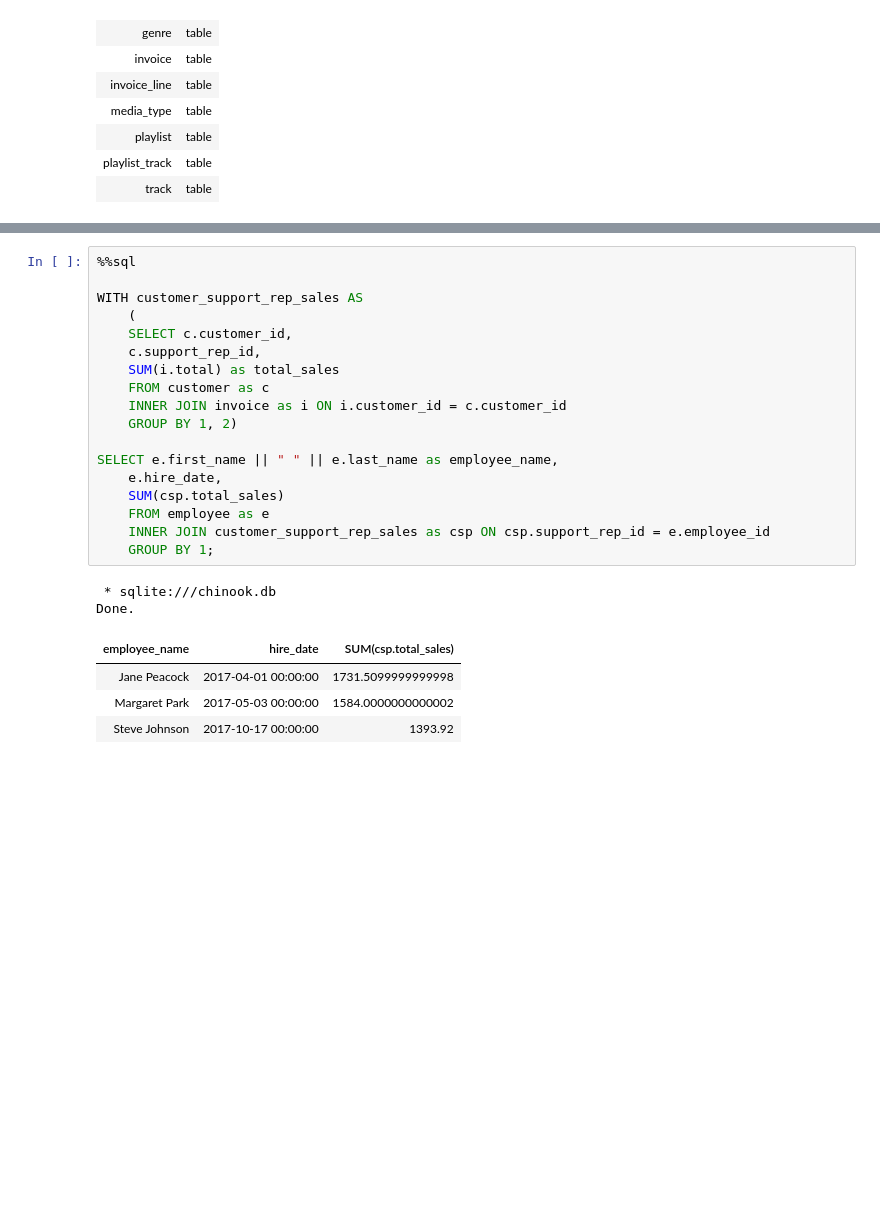
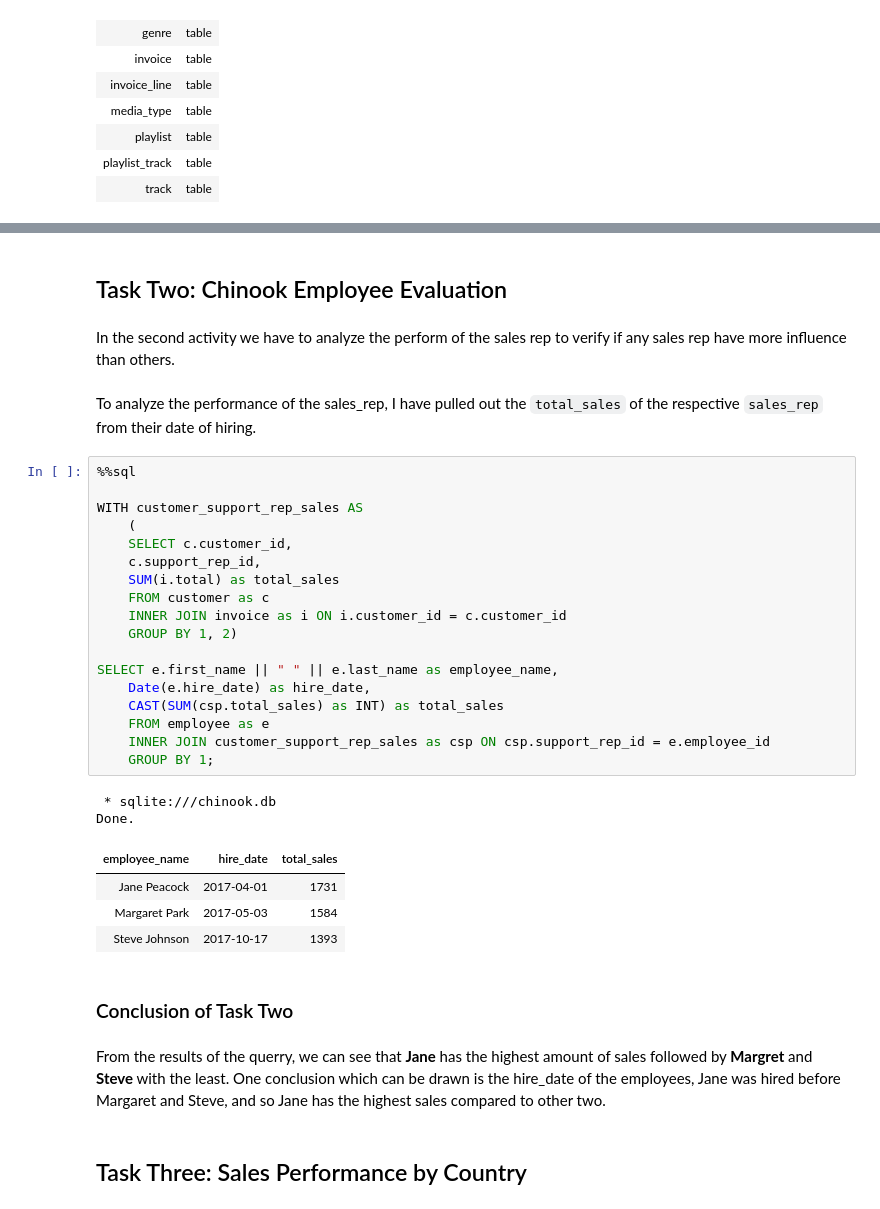
Before and after one commit to Vatsal7750/Data-Analytics-Project, a Jupyter notebook: SQL/Answering Business Questions using SQL - Music Data.ipynb, the cells around one changed output, grey strips where cells are left out. Saved outputs shown, nothing was run; the diff lists cells and outputs as text; blank space fills up the shorter version.

```diff
--- a/SQL/Answering Business Questions using SQL - Music Data.ipynb
+++ b/SQL/Answering Business Questions using SQL - Music Data.ipynb
@@ -55,25 +110,37 @@ Done.
+# %% [markdown]
+## Task Two: Chinook Employee Evaluation
+# %% [markdown]
+In the second activity we have to analyze the perform of the sales rep to verify if any sales rep have more influence than others.
+# %% [markdown]
+To analyze the performance of the sales_rep, I have pulled out the `total_sales` of the respective `sales_rep` from their date of hiring.
 # %%
 %%sql
 
 WITH customer_support_rep_sales AS
     (
     SELECT c.customer_id,
     c.support_rep_id,
     SUM(i.total) as total_sales
     FROM customer as c
     INNER JOIN invoice as i ON i.customer_id = c.customer_id
     GROUP BY 1, 2)
 
 SELECT e.first_name || " " || e.last_name as employee_name,
-    e.hire_date,
-    SUM(csp.total_sales)
+    Date(e.hire_date) as hire_date,
+    CAST(SUM(csp.total_sales) as INT) as total_sales
     FROM employee as e
     INNER JOIN customer_support_rep_sales as csp ON csp.support_rep_id = e.employee_id
     GROUP BY 1;
 # %% [output]
  * sqlite:///chinook.db
 Done.
-| employee_name | hire_date | SUM(csp.total_sales) |
-| Jane Peacock | 2017-04-01 00:00:00 | 1731.5099999999998 |
-| Margaret Park | 2017-05-03 00:00:00 | 1584.0000000000002 |
-| Steve Johnson | 2017-10-17 00:00:00 | 1393.92 |
+| employee_name | hire_date | total_sales |
+| Jane Peacock | 2017-04-01 | 1731 |
+| Margaret Park | 2017-05-03 | 1584 |
+| Steve Johnson | 2017-10-17 | 1393 |
+# %% [markdown]
+### Conclusion of Task Two
+# %% [markdown]
+From the results of the querry, we can see that **Jane** has the highest amount of sales followed by **Margret** and **Steve** with the least. One conclusion which can be drawn is the hire_date of the employees, Jane was hired before Margaret and Steve, and so Jane has the highest sales compared to other two.
+# %% [markdown]
+## Task Three: Sales Performance by Country
```
Also changed, not shown: parts of 29 cells of this notebook.
